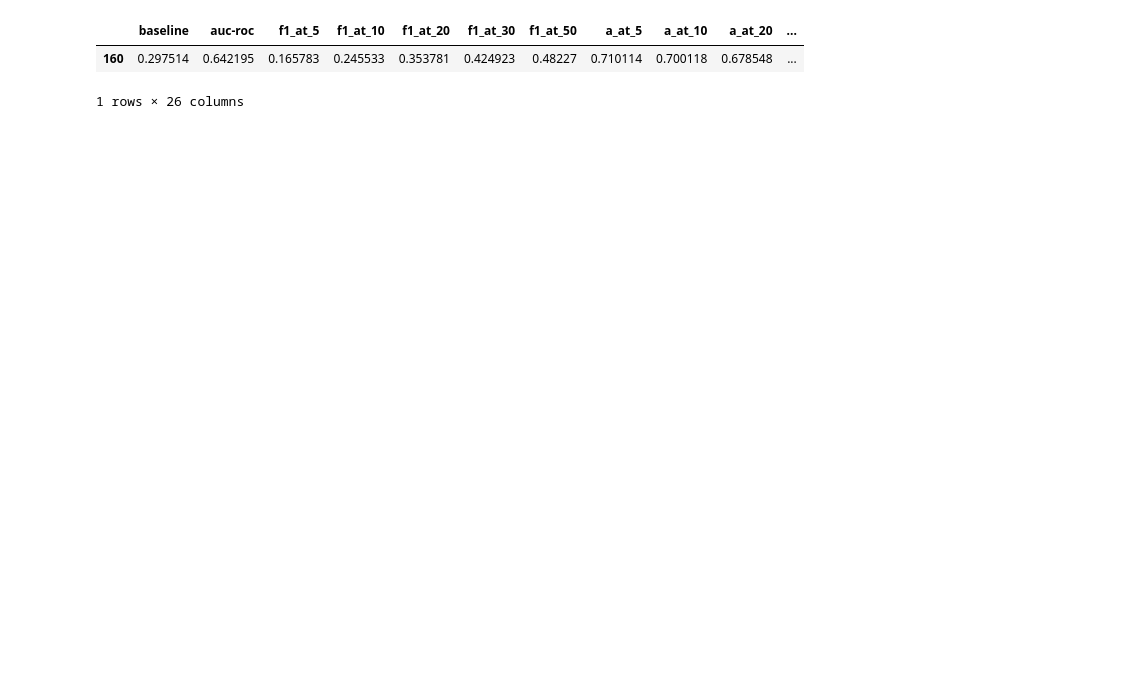
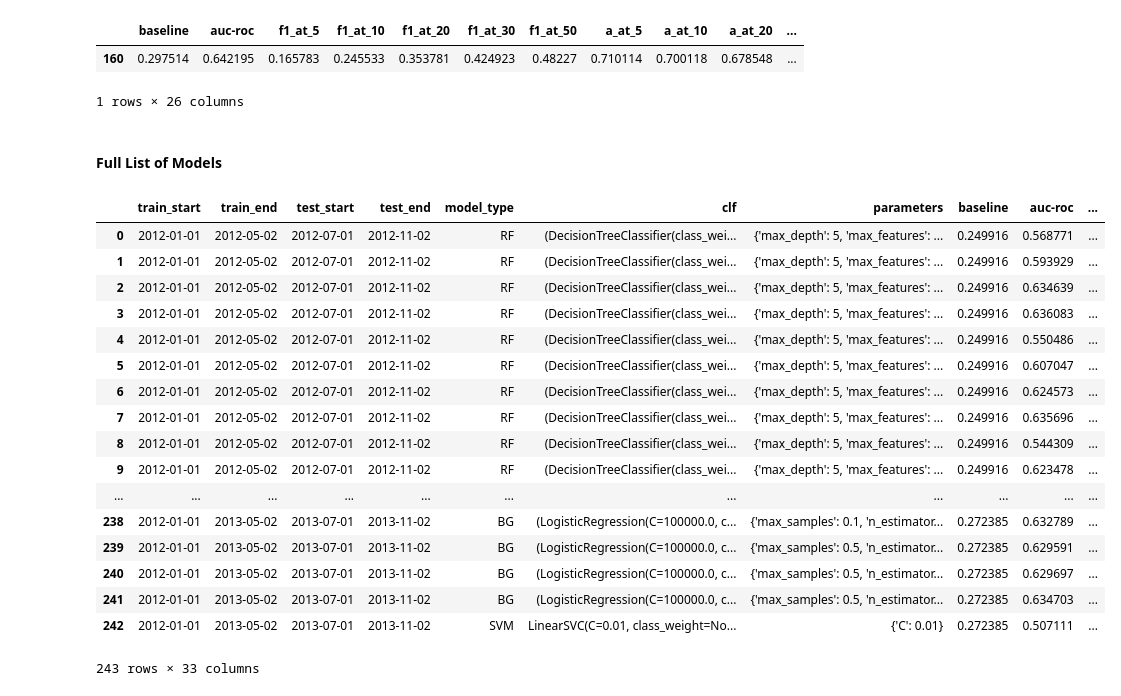
Before and after one commit to jamjensen/ml-pub-policy, a Jupyter notebook: hw3/hw3-notebook.ipynb, the cells around one changed output. Saved outputs shown, nothing was run; the diff lists cells and outputs as text; code cells hidden in the pictures; blank space fills up the shorter version.

```diff
--- a/hw3/hw3-notebook.ipynb
+++ b/hw3/hw3-notebook.ipynb
@@ -288,3 +293,28 @@ output.iloc[160,7:].to_frame().transpose()
 |  | baseline | auc-roc | f1_at_5 | f1_at_10 | f1_at_20 | f1_at_30 | f1_at_50 | a_at_5 | a_at_10 | a_at_20 | ... |
 | 160 | 0.297514 | 0.642195 | 0.165783 | 0.245533 | 0.353781 | 0.424923 | 0.48227 | 0.710114 | 0.700118 | 0.678548 | ... |
 1 rows × 26 columns
+# %%
+pd.set_option('max_colwidth', 100)
+# %% [markdown]
+#### Full List of Models
+# %%
+output
+# %% [output]
+|  | train_start | train_end | test_start | test_end | model_type | clf | parameters | baseline | auc-roc | ... |
+| 0 | 2012-01-01 | 2012-05-02 | 2012-07-01 | 2012-11-02 | RF | (DecisionTreeClassifier(class_wei... | {'max_depth': 5, 'max_features': ... | 0.249916 | 0.568771 | ... |
+| 1 | 2012-01-01 | 2012-05-02 | 2012-07-01 | 2012-11-02 | RF | (DecisionTreeClassifier(class_wei... | {'max_depth': 5, 'max_features': ... | 0.249916 | 0.593929 | ... |
+| 2 | 2012-01-01 | 2012-05-02 | 2012-07-01 | 2012-11-02 | RF | (DecisionTreeClassifier(class_wei... | {'max_depth': 5, 'max_features': ... | 0.249916 | 0.634639 | ... |
+| 3 | 2012-01-01 | 2012-05-02 | 2012-07-01 | 2012-11-02 | RF | (DecisionTreeClassifier(class_wei... | {'max_depth': 5, 'max_features': ... | 0.249916 | 0.636083 | ... |
+| 4 | 2012-01-01 | 2012-05-02 | 2012-07-01 | 2012-11-02 | RF | (DecisionTreeClassifier(class_wei... | {'max_depth': 5, 'max_features': ... | 0.249916 | 0.550486 | ... |
+| 5 | 2012-01-01 | 2012-05-02 | 2012-07-01 | 2012-11-02 | RF | (DecisionTreeClassifier(class_wei... | {'max_depth': 5, 'max_features': ... | 0.249916 | 0.607047 | ... |
+| 6 | 2012-01-01 | 2012-05-02 | 2012-07-01 | 2012-11-02 | RF | (DecisionTreeClassifier(class_wei... | {'max_depth': 5, 'max_features': ... | 0.249916 | 0.624573 | ... |
+| 7 | 2012-01-01 | 2012-05-02 | 2012-07-01 | 2012-11-02 | RF | (DecisionTreeClassifier(class_wei... | {'max_depth': 5, 'max_features': ... | 0.249916 | 0.635696 | ... |
+| 8 | 2012-01-01 | 2012-05-02 | 2012-07-01 | 2012-11-02 | RF | (DecisionTreeClassifier(class_wei... | {'max_depth': 5, 'max_features': ... | 0.249916 | 0.544309 | ... |
+| 9 | 2012-01-01 | 2012-05-02 | 2012-07-01 | 2012-11-02 | RF | (DecisionTreeClassifier(class_wei... | {'max_depth': 5, 'max_features': ... | 0.249916 | 0.623478 | ... |
+| ... | ... | ... | ... | ... | ... | ... | ... | ... | ... | ... |
+| 238 | 2012-01-01 | 2013-05-02 | 2013-07-01 | 2013-11-02 | BG | (LogisticRegression(C=100000.0, c... | {'max_samples': 0.1, 'n_estimator... | 0.272385 | 0.632789 | ... |
+| 239 | 2012-01-01 | 2013-05-02 | 2013-07-01 | 2013-11-02 | BG | (LogisticRegression(C=100000.0, c... | {'max_samples': 0.5, 'n_estimator... | 0.272385 | 0.629591 | ... |
+| 240 | 2012-01-01 | 2013-05-02 | 2013-07-01 | 2013-11-02 | BG | (LogisticRegression(C=100000.0, c... | {'max_samples': 0.5, 'n_estimator... | 0.272385 | 0.629697 | ... |
+| 241 | 2012-01-01 | 2013-05-02 | 2013-07-01 | 2013-11-02 | BG | (LogisticRegression(C=100000.0, c... | {'max_samples': 0.5, 'n_estimator... | 0.272385 | 0.634703 | ... |
+| 242 | 2012-01-01 | 2013-05-02 | 2013-07-01 | 2013-11-02 | SVM | LinearSVC(C=0.01, class_weight=No... | {'C': 0.01} | 0.272385 | 0.507111 | ... |
+243 rows × 33 columns
```
Also changed, not shown: parts of 4 cells of this notebook.
